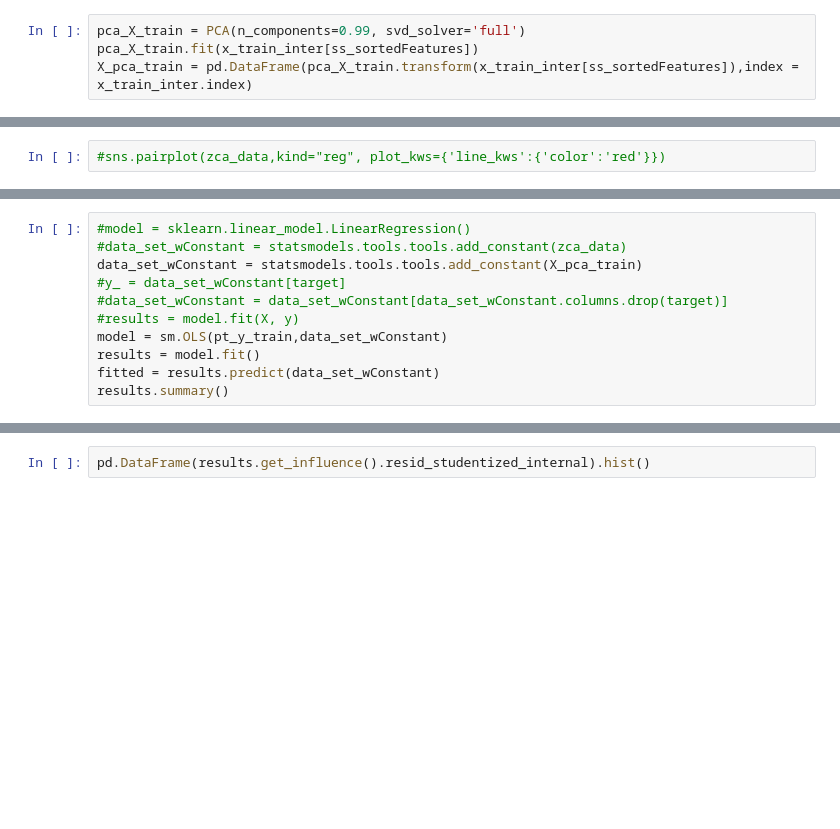
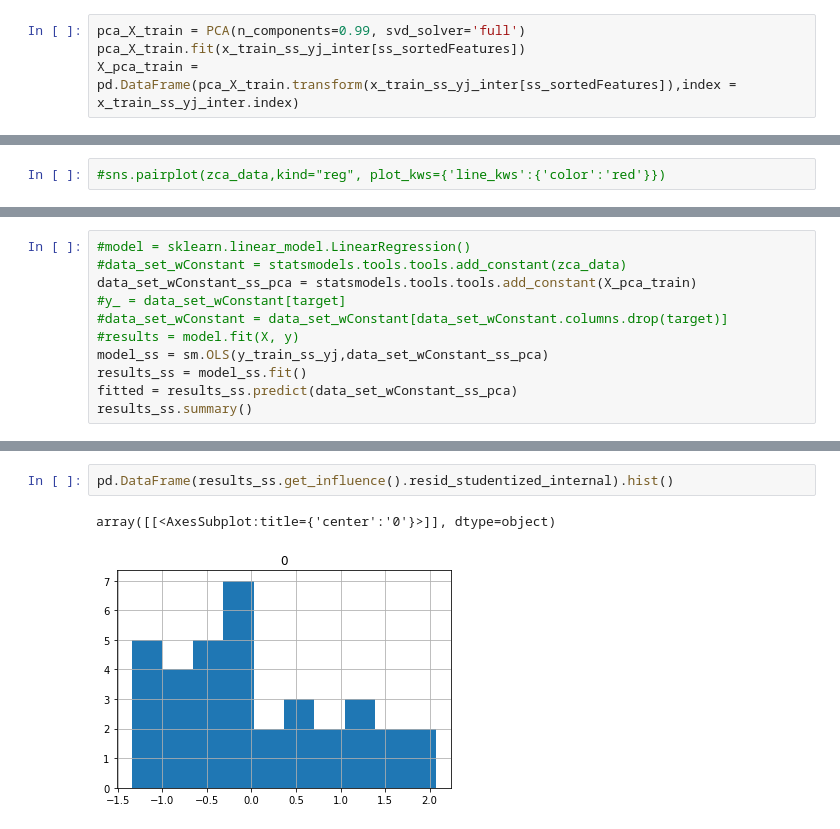
Before and after one commit to thistleknot/python-ml, a Jupyter notebook: code/Elastic and Sequential Comparisons.ipynb, the cells around one changed output, grey strips where cells are left out. Saved outputs shown, nothing was run; the diff lists cells and outputs as text; blank space fills up the shorter version.

```diff
--- a/code/Elastic and Sequential Comparisons.ipynb
+++ b/code/Elastic and Sequential Comparisons.ipynb
@@ -289,7 +288,7 @@ zca_X_train.index = x_train_inter.index
 # %%
 pca_X_train = PCA(n_components=0.99, svd_solver='full')
-pca_X_train.fit(x_train_inter[ss_sortedFeatures])
-X_pca_train = pd.DataFrame(pca_X_train.transform(x_train_inter[ss_sortedFeatures]),index = x_train_inter.index)
+pca_X_train.fit(x_train_ss_yj_inter[ss_sortedFeatures])
+X_pca_train = pd.DataFrame(pca_X_train.transform(x_train_ss_yj_inter[ss_sortedFeatures]),index = x_train_ss_yj_inter.index)
 # %%
 #zca_data.pcorr()
 # %%
@@ -322,11 +379,11 @@ print(ss_sortedFeatures)
 # %%
 #model = sklearn.linear_model.LinearRegression()
 #data_set_wConstant = statsmodels.tools.tools.add_constant(zca_data)
-data_set_wConstant = statsmodels.tools.tools.add_constant(X_pca_train)
+data_set_wConstant_ss_pca = statsmodels.tools.tools.add_constant(X_pca_train)
 #y_ = data_set_wConstant[target]
 #data_set_wConstant = data_set_wConstant[data_set_wConstant.columns.drop(target)]
 #results = model.fit(X, y)
-model = sm.OLS(pt_y_train,data_set_wConstant)
-results = model.fit()
-fitted = results.predict(data_set_wConstant)
-results.summary()
+model_ss = sm.OLS(y_train_ss_yj,data_set_wConstant_ss_pca)
+results_ss = model_ss.fit()
+fitted = results_ss.predict(data_set_wConstant_ss_pca)
+results_ss.summary()
@@ -333,3 +423,6 @@ results.summary()
 # %%
-pd.DataFrame(results.get_influence().resid_studentized_internal).hist()
+pd.DataFrame(results_ss.get_influence().resid_studentized_internal).hist()
+# %% [output]
+array([[<AxesSubplot:title={'center':'0'}>]], dtype=object)
+[figure, added]
 # %%
```
Also changed, not shown: parts of 37 cells of this notebook, 1 other file.
